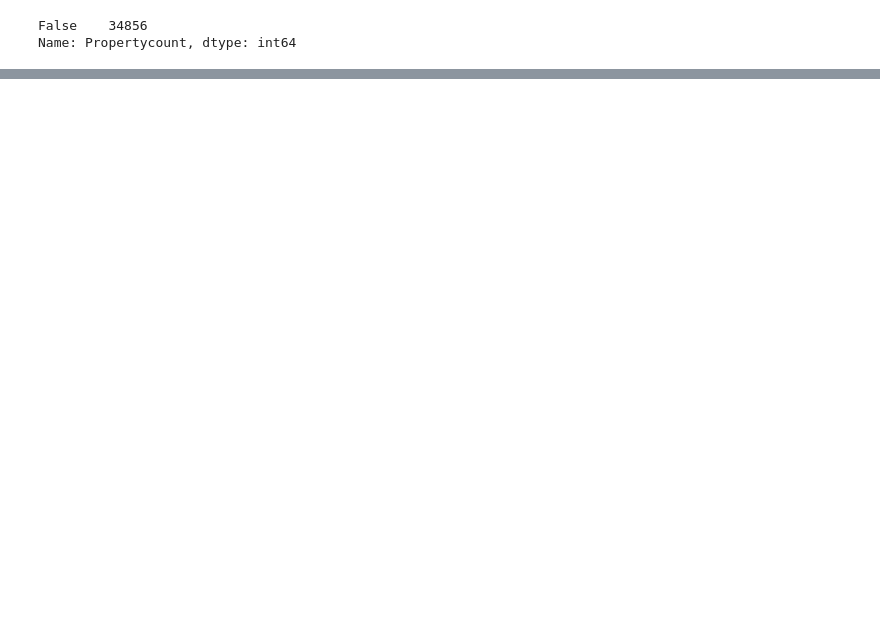
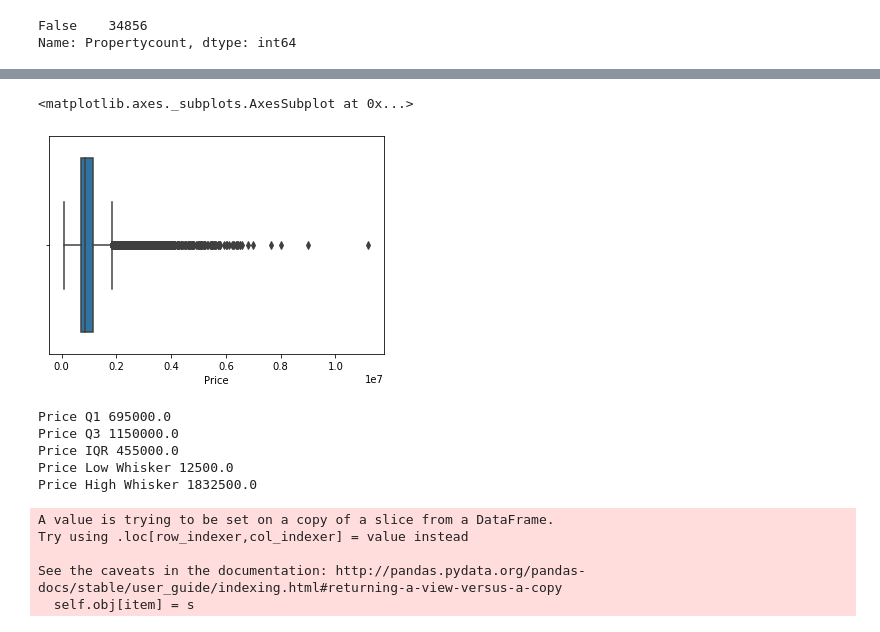
Before and after one commit to zahirsalim/pythonassign, a Jupyter notebook: DataScience.ipynb, the cells around one changed output, grey strips where cells are left out. Drawn from its saved outputs; the diff is of its cells as text; code cells hidden in the pictures; blank space fills up the shorter version.

Commit message:
Completed Data Science Assignment

```diff
--- a/DataScience.ipynb
+++ b/DataScience.ipynb
@@ -449,0 +497,32 @@ Name: Propertycount, dtype: int64
+# %%
+sns.boxplot(housing_no_dup["Price"])
+# %% [output]
+<matplotlib.axes._subplots.AxesSubplot at 0x...>
+[figure, added]
+# %%
+price_q1 = housing_no_dup["Price"].quantile(0.25)
+price_q3 = housing_no_dup["Price"].quantile(0.75)
+price_IQR = price_q3 - price_q1
+print(f"Price Q1 {price_q1}")
+print(f"Price Q3 {price_q3}")
+print(f"Price IQR {price_IQR}")
+price_low_whisker = price_q1 - 1.5*price_IQR
+price_high_whisker = price_q3 + 1.5*price_IQR
+print(f"Price Low Whisker {price_low_whisker}")
+print(f"Price High Whisker {price_high_whisker}")
+# %% [output]
+Price Q1 695000.0
+Price Q3 1150000.0
+Price IQR 455000.0
+Price Low Whisker 12500.0
+Price High Whisker 1832500.0
+# %%
+#Floor/Cap Price Values
+housing_no_dup.loc[(housing_no_dup["Price"]<price_low_whisker),"Price"] = price_low_whisker
+housing_no_dup.loc[(housing_no_dup["Price"]>price_high_whisker),"Price"] = price_high_whisker
+# %% [output]
+A value is trying to be set on a copy of a slice from a DataFrame.
+Try using .loc[row_indexer,col_indexer] = value instead
+
+See the caveats in the documentation: http://pandas.pydata.org/pandas-docs/stable/user_guide/indexing.html#returning-a-view-versus-a-copy
+  self.obj[item] = s
```
Also changed, not shown: parts of 20 cells of this notebook.
